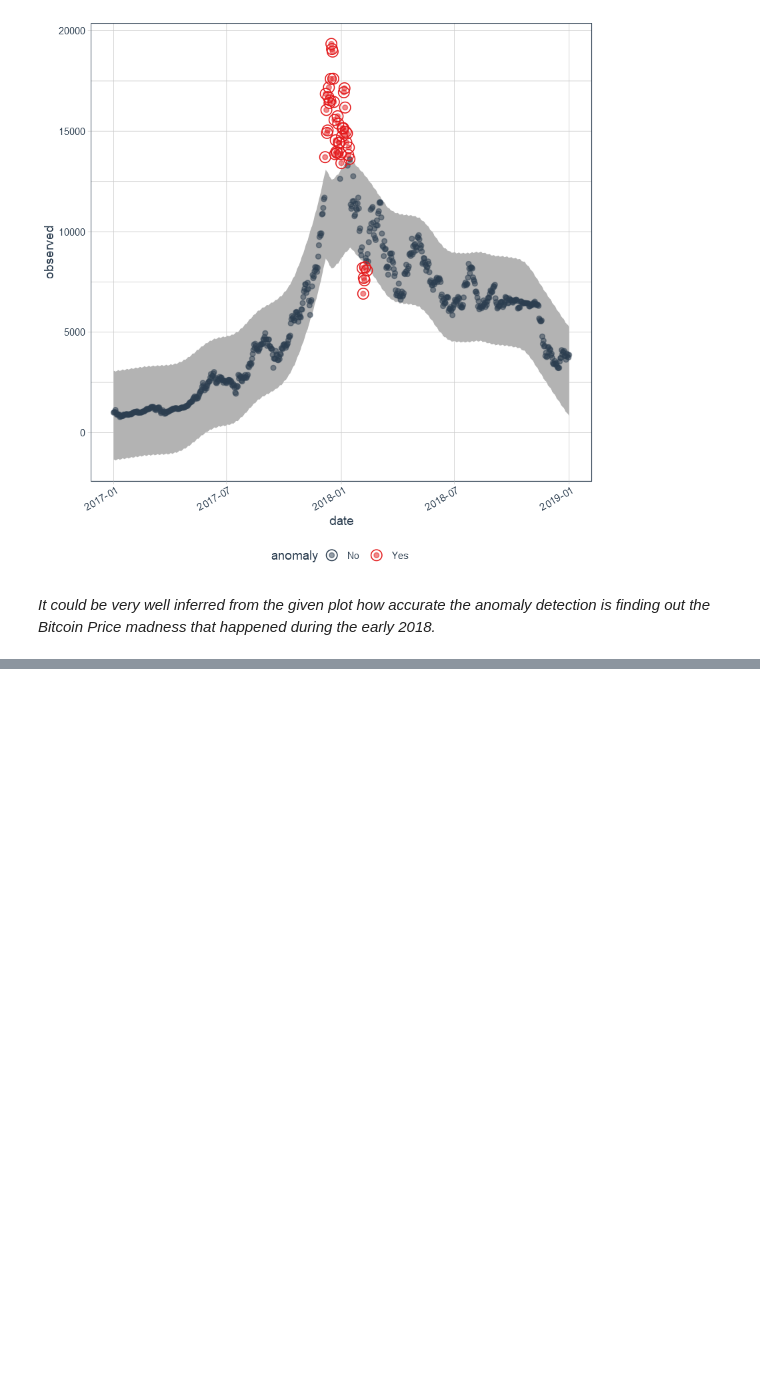
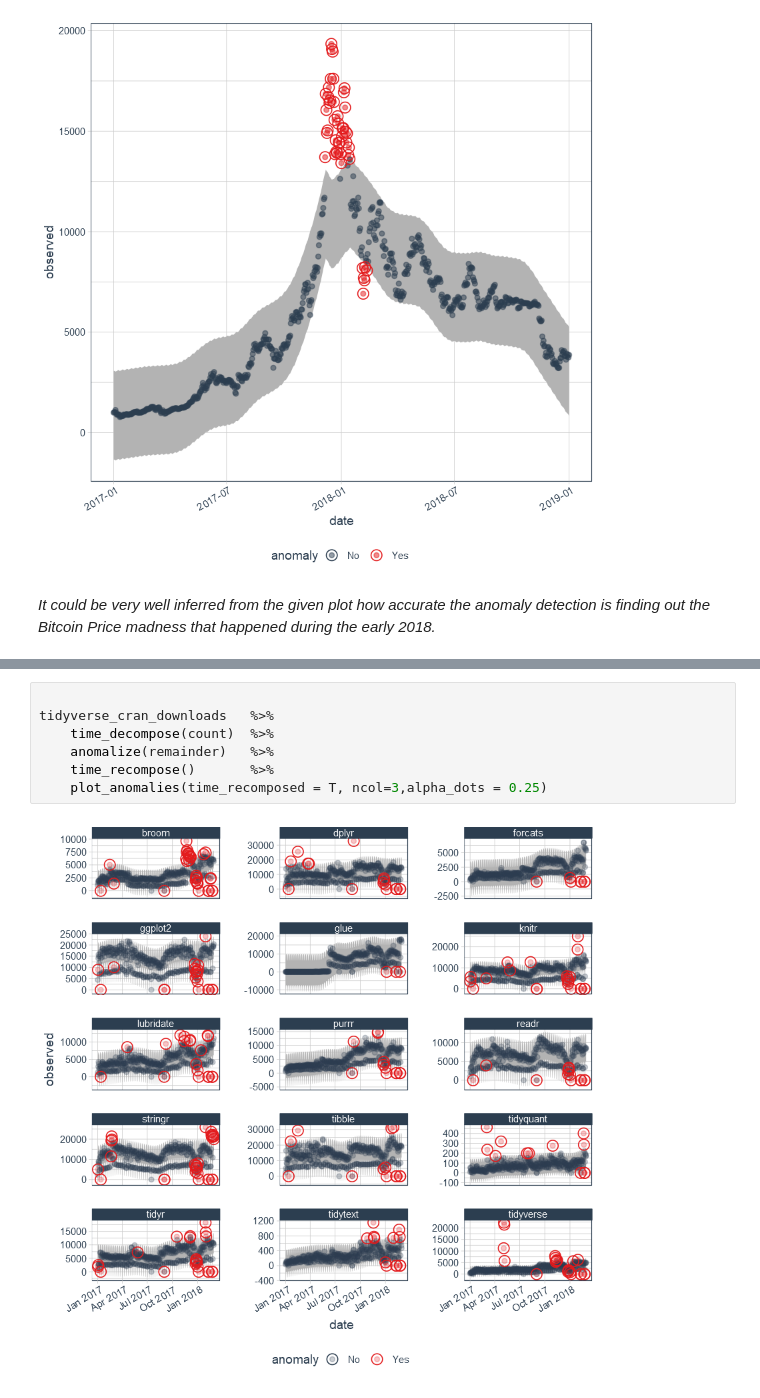
Before and after one commit to Nengi/Anomaly_Detection, a Jupyter notebook: R_examples/Anomalize_with_R.ipynb, the cells around one changed output, grey strips where cells are left out. Cells and saved outputs as stored; diff of their text form; blank space fills up the shorter version.

```diff
--- a/R_examples/Anomalize_with_R.ipynb
+++ b/R_examples/Anomalize_with_R.ipynb
@@ -127,0 +229,9 @@ trend = 91 days
+# %%
+
+tidyverse_cran_downloads   %>%
+    time_decompose(count)  %>%
+    anomalize(remainder)   %>%
+    time_recompose()       %>%
+    plot_anomalies(time_recomposed = T, ncol=3,alpha_dots = 0.25)
+# %% [output]
+[figure, added]
```
Also changed, not shown: parts of 20 cells of this notebook.
